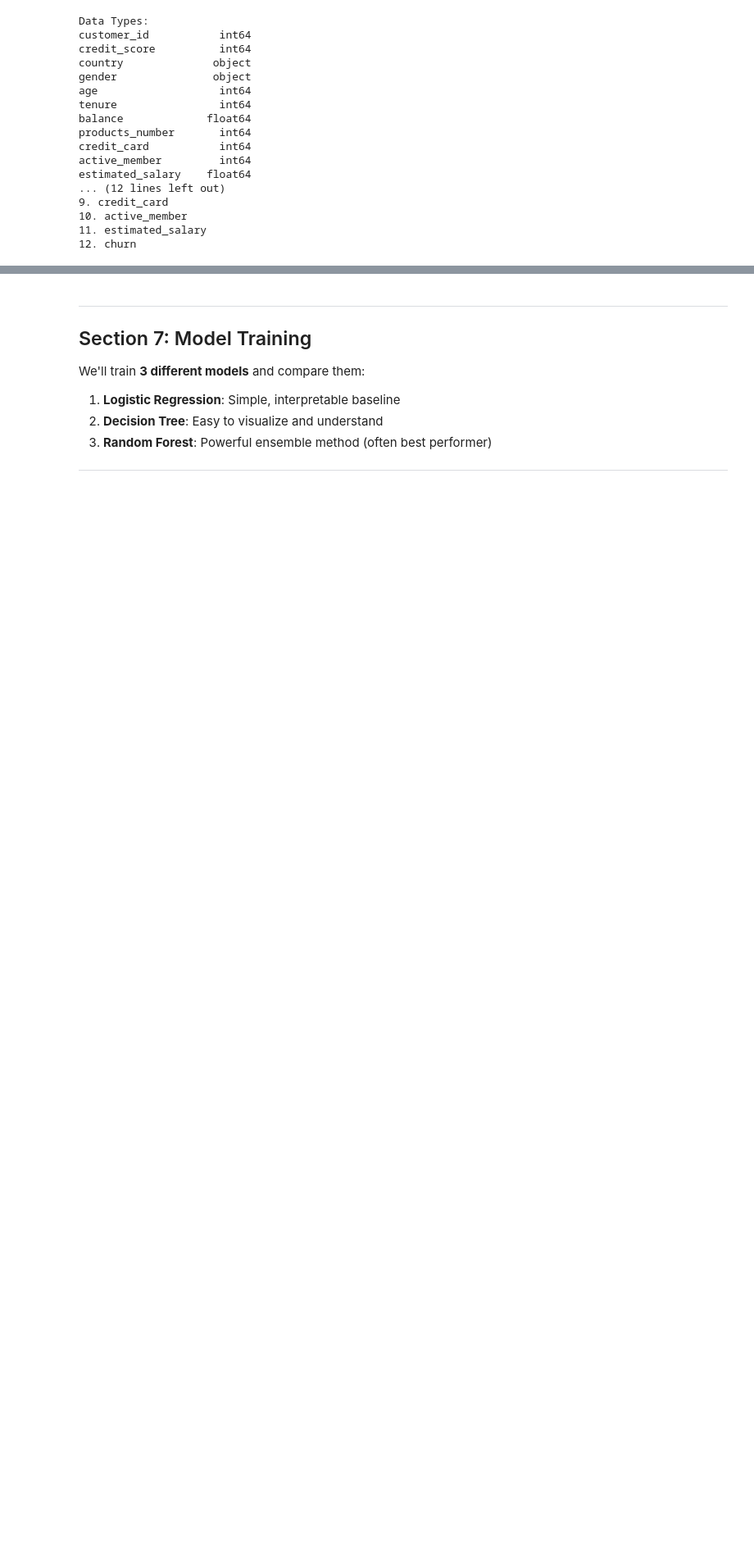
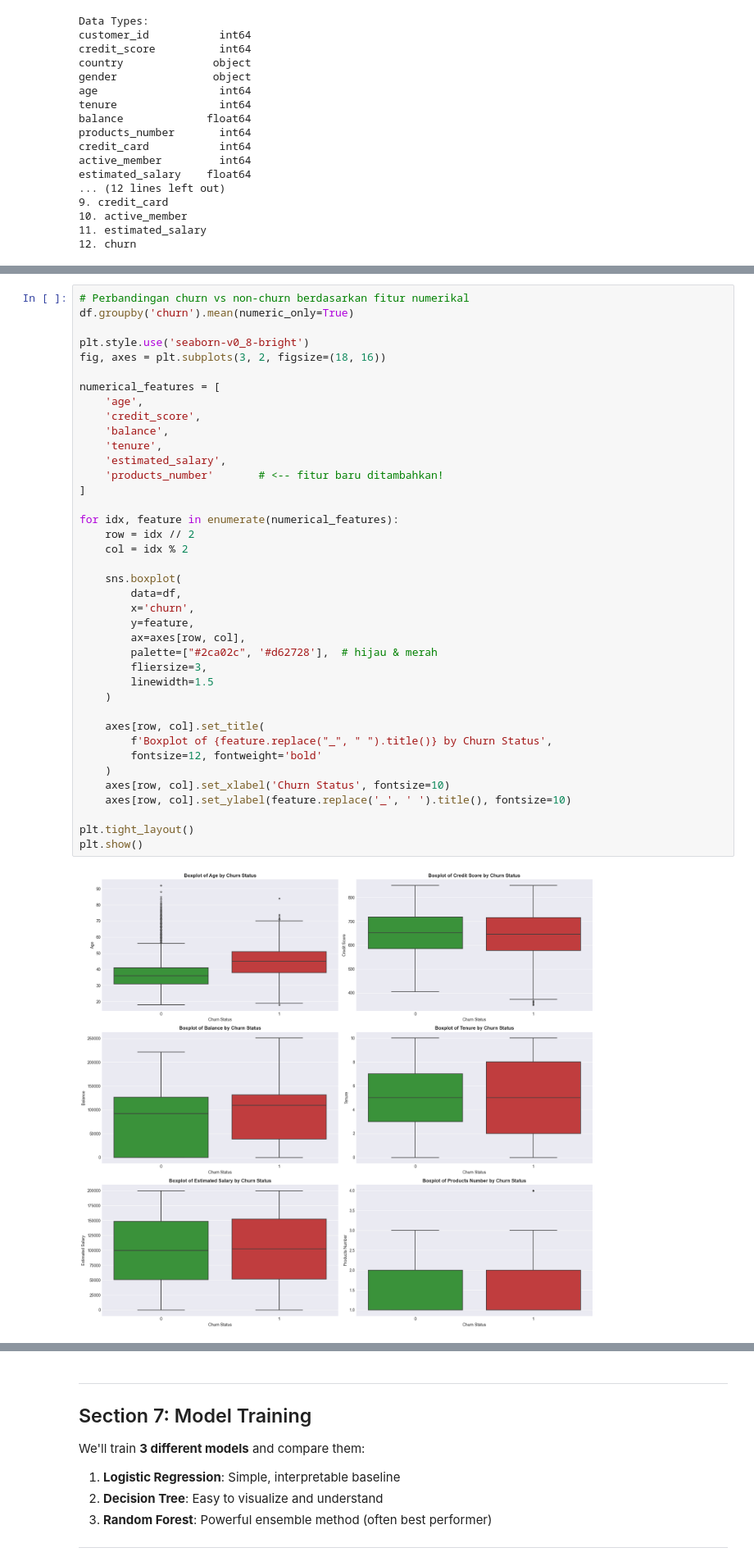
Before and after one commit to IzzahHuwaidah/RBL_Prediksi_Churn, a Jupyter notebook: dataset-customer-churn.ipynb, the cells around one changed output, grey strips where cells are left out. Shown at 82% size. Drawn from its saved outputs; the diff is of its cells as text; blank space fills up the shorter version.

```diff
--- a/dataset-customer-churn.ipynb
+++ b/dataset-customer-churn.ipynb
@@ -359,0 +394,41 @@ plt.show()
+# %%
+# Perbandingan churn vs non-churn berdasarkan fitur numerikal
+df.groupby('churn').mean(numeric_only=True)
+
+plt.style.use('seaborn-v0_8-bright')
+fig, axes = plt.subplots(3, 2, figsize=(18, 16))
+
+numerical_features = [
+    'age',
+    'credit_score',
+    'balance',
+    'tenure',
+    'estimated_salary',
+    'products_number'       # <-- fitur baru ditambahkan!
+]
+
+for idx, feature in enumerate(numerical_features):
+    row = idx // 2
+    col = idx % 2
+
+    sns.boxplot(
+        data=df,
+        x='churn',
+        y=feature,
+        ax=axes[row, col],
+        palette=["#2ca02c", '#d62728'],  # hijau & merah
+        fliersize=3,
+        linewidth=1.5
+    )
+
+    axes[row, col].set_title(
+        f'Boxplot of {feature.replace("_", " ").title()} by Churn Status',
+        fontsize=12, fontweight='bold'
+    )
+    axes[row, col].set_xlabel('Churn Status', fontsize=10)
+    axes[row, col].set_ylabel(feature.replace('_', ' ').title(), fontsize=10)
+
+plt.tight_layout()
+plt.show()
+# %% [output]
+[figure, added]
```
Also changed, not shown: parts of 14 cells of this notebook.
